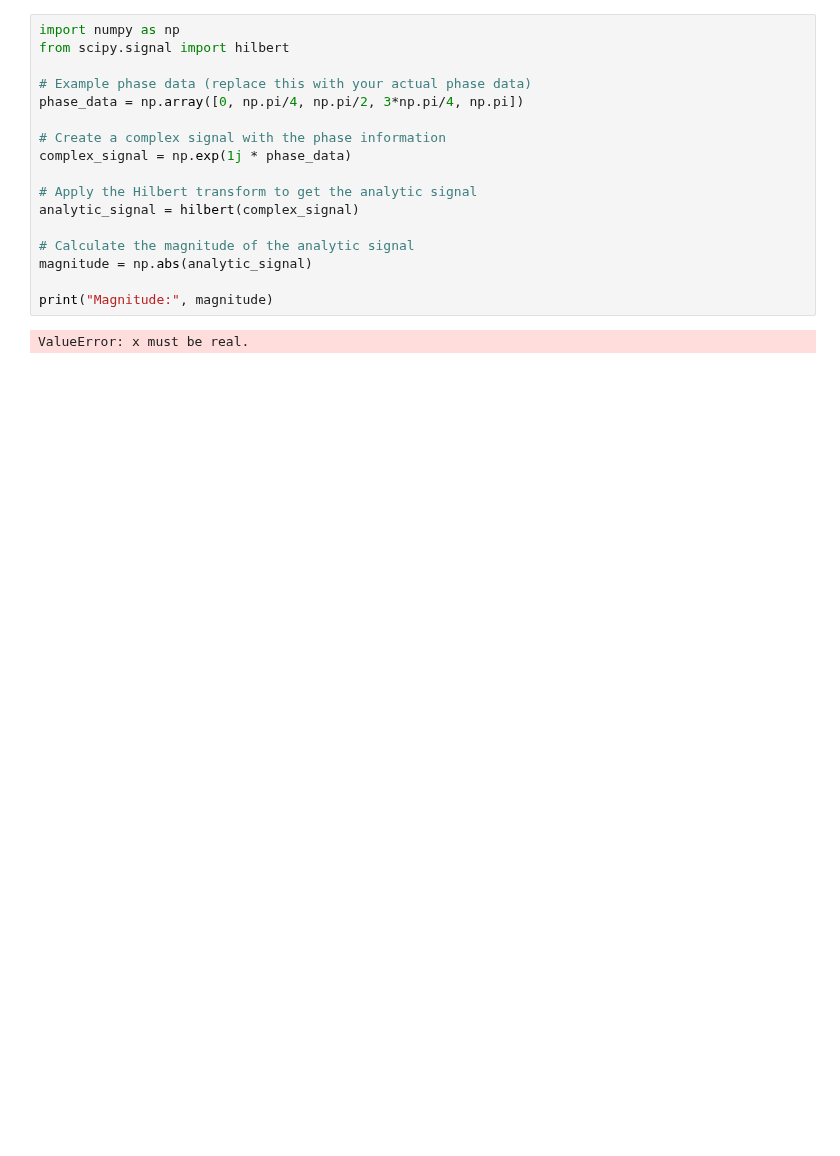
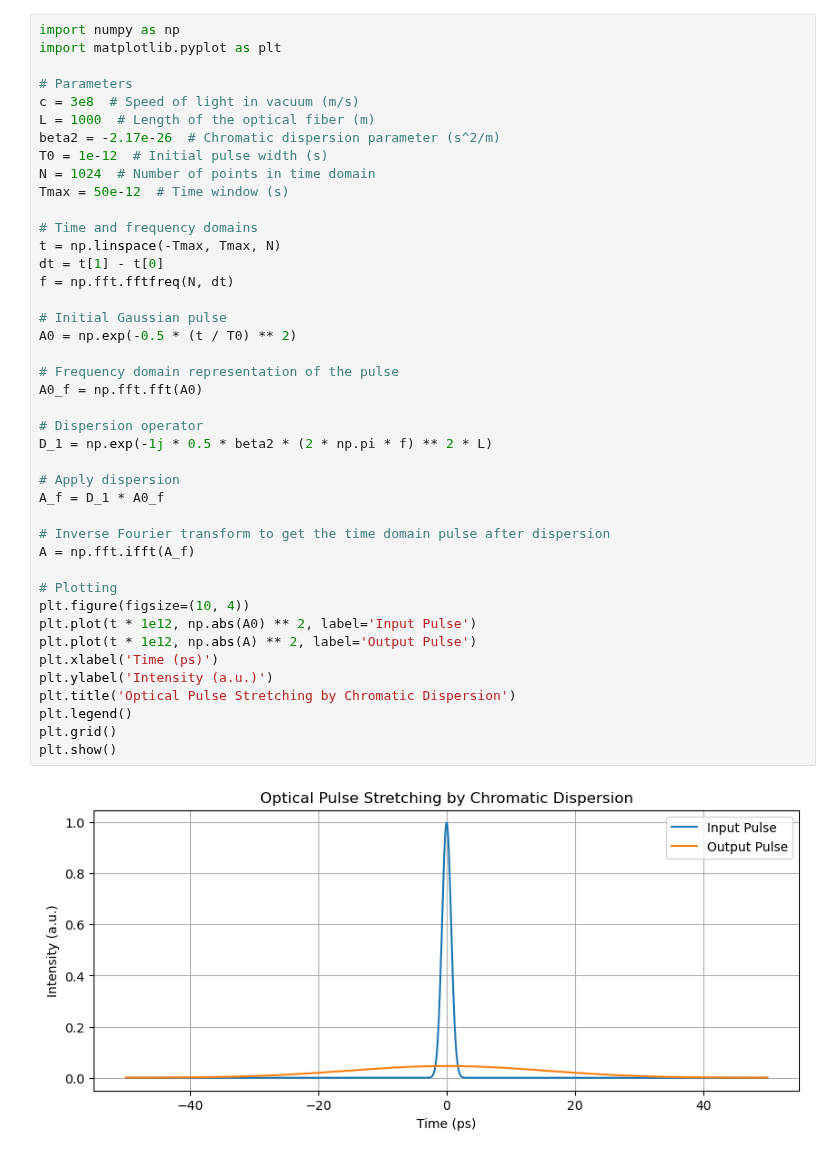
Before and after one commit to tacticstactics/Optical-pulse-broadening, a Jupyter notebook: Untitled-1.ipynb, the cells around one changed output. Drawn from its saved outputs; the diff is of its cells as text; blank space fills up the shorter version.

```diff
--- a/Untitled-1.ipynb
+++ b/Untitled-1.ipynb
@@ -1,19 +1,44 @@
-# %%
-import numpy as np
-from scipy.signal import hilbert
-
-# Example phase data (replace this with your actual phase data)
-phase_data = np.array([0, np.pi/4, np.pi/2, 3*np.pi/4, np.pi])
-
-# Create a complex signal with the phase information
-complex_signal = np.exp(1j * phase_data)
-
-# Apply the Hilbert transform to get the analytic signal
-analytic_signal = hilbert(complex_signal)
-
-# Calculate the magnitude of the analytic signal
-magnitude = np.abs(analytic_signal)
-
-print("Magnitude:", magnitude)
-# %% [output]
-ValueError: x must be real.
+# %%
+import numpy as np
+import matplotlib.pyplot as plt
+
+# Parameters
+c = 3e8  # Speed of light in vacuum (m/s)
+L = 1000  # Length of the optical fiber (m)
+beta2 = -2.17e-26  # Chromatic dispersion parameter (s^2/m)
+T0 = 1e-12  # Initial pulse width (s)
+N = 1024  # Number of points in time domain
+Tmax = 50e-12  # Time window (s)
+
+# Time and frequency domains
+t = np.linspace(-Tmax, Tmax, N)
+dt = t[1] - t[0]
+f = np.fft.fftfreq(N, dt)
+
+# Initial Gaussian pulse
+A0 = np.exp(-0.5 * (t / T0) ** 2)
+
+# Frequency domain representation of the pulse
+A0_f = np.fft.fft(A0)
+
+# Dispersion operator
+D_1 = np.exp(-1j * 0.5 * beta2 * (2 * np.pi * f) ** 2 * L)
+
+# Apply dispersion
+A_f = D_1 * A0_f
+
+# Inverse Fourier transform to get the time domain pulse after dispersion
+A = np.fft.ifft(A_f)
+
+# Plotting
+plt.figure(figsize=(10, 4))
+plt.plot(t * 1e12, np.abs(A0) ** 2, label='Input Pulse')
+plt.plot(t * 1e12, np.abs(A) ** 2, label='Output Pulse')
+plt.xlabel('Time (ps)')
+plt.ylabel('Intensity (a.u.)')
+plt.title('Optical Pulse Stretching by Chromatic Dispersion')
+plt.legend()
+plt.grid()
+plt.show()
+# %% [output]
+[figure, added]
```
Also changed, not shown: parts of 1 cell of this notebook.
